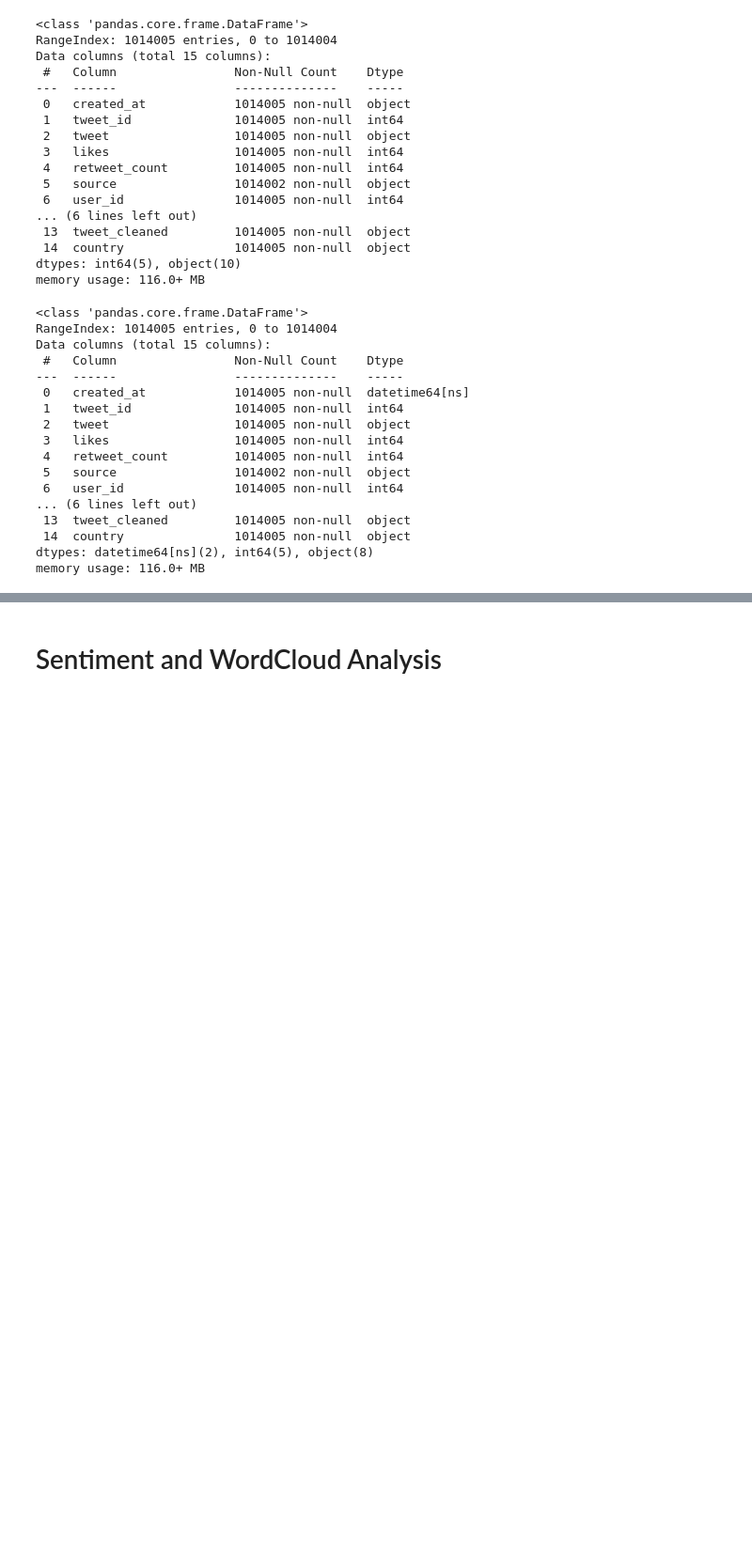
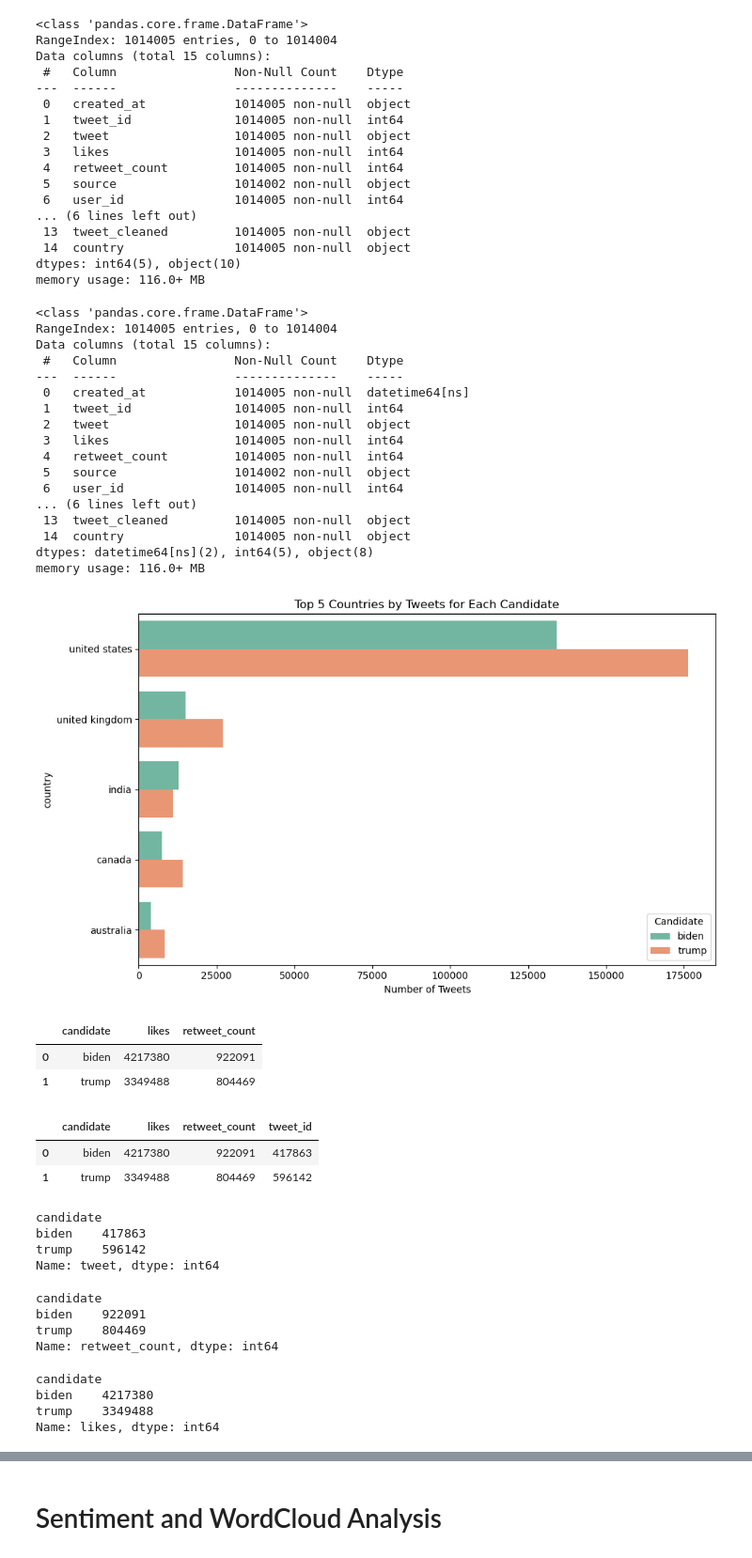
Before and after one commit to renatovfreitas/DataCircle_Twitter_Project, a Jupyter notebook: Data_Manipulation.ipynb, the cells around one changed output, grey strips where cells are left out. Shown at 94% size. Saved outputs shown, nothing was run; the diff lists cells and outputs as text; code cells hidden in the pictures; blank space fills up the shorter version.

```diff
--- a/Data_Manipulation.ipynb
+++ b/Data_Manipulation.ipynb
@@ -70,0 +78,65 @@ memory usage: 116.0+ MB
+# %%
+# Visualization 4: Top 5 Countries by Tweets
+# Remove 'unknown' countries, stripping whitespace and making the comparison case-insensitive
+filtered_df = twitter_df[twitter_df['country'].str.strip().str.lower() != 'unknown']
+
+# Get the top 5 countries by tweet count for each candidate
+top_countries_by_candidate = (
+    filtered_df.groupby(['candidate', 'country'])
+    .size()
+    .reset_index(name='tweet_count')
+)
+
+# Get the top 5 countries for each candidate
+top_countries = top_countries_by_candidate.sort_values(['candidate', 'tweet_count'], ascending=[True, False])
+top_5_countries_per_candidate = top_countries.groupby('candidate').head(5)
+
+# Plot the results
+plt.figure(figsize=(10, 6))
+sns.barplot(data=top_5_countries_per_candidate, x='tweet_count', y='country', hue='candidate', palette='Set2')
+plt.xlabel("Number of Tweets")
+plt.title("Top 5 Countries by Tweets for Each Candidate")
+plt.legend(title='Candidate')
+plt.tight_layout()
+plt.show()
+# %% [output]
+[figure, added]
+# %%
+engagement_data
+# %% [output]
+|  | candidate | likes | retweet_count |
+| 0 | biden | 4217380 | 922091 |
+| 1 | trump | 3349488 | 804469 |
+# %%
+engagement_data = twitter_df.groupby('candidate').agg({
+    'likes': 'sum',          # Sum of likes for each candidate
+    'retweet_count': 'sum',  # Sum of retweets for each candidate
+    'tweet_id': 'count'      # Number of tweets (rows) for each candidate
+}).reset_index()
+
+engagement_data
+# %% [output]
+|  | candidate | likes | retweet_count | tweet_id |
+| 0 | biden | 4217380 | 922091 | 417863 |
+| 1 | trump | 3349488 | 804469 | 596142 |
+# %%
+twitter_df.groupby("candidate")["tweet"].count()
+# %% [output]
+candidate
+biden    417863
+trump    596142
+Name: tweet, dtype: int64
+# %%
+twitter_df.groupby("candidate")["retweet_count"].sum()
+# %% [output]
+candidate
+biden    922091
+trump    804469
+Name: retweet_count, dtype: int64
+# %%
+twitter_df.groupby("candidate")["likes"].sum()
+# %% [output]
+candidate
+biden    4217380
+trump    3349488
+Name: likes, dtype: int64
```
Also changed, not shown: parts of 23 cells of this notebook, 1 other file.
